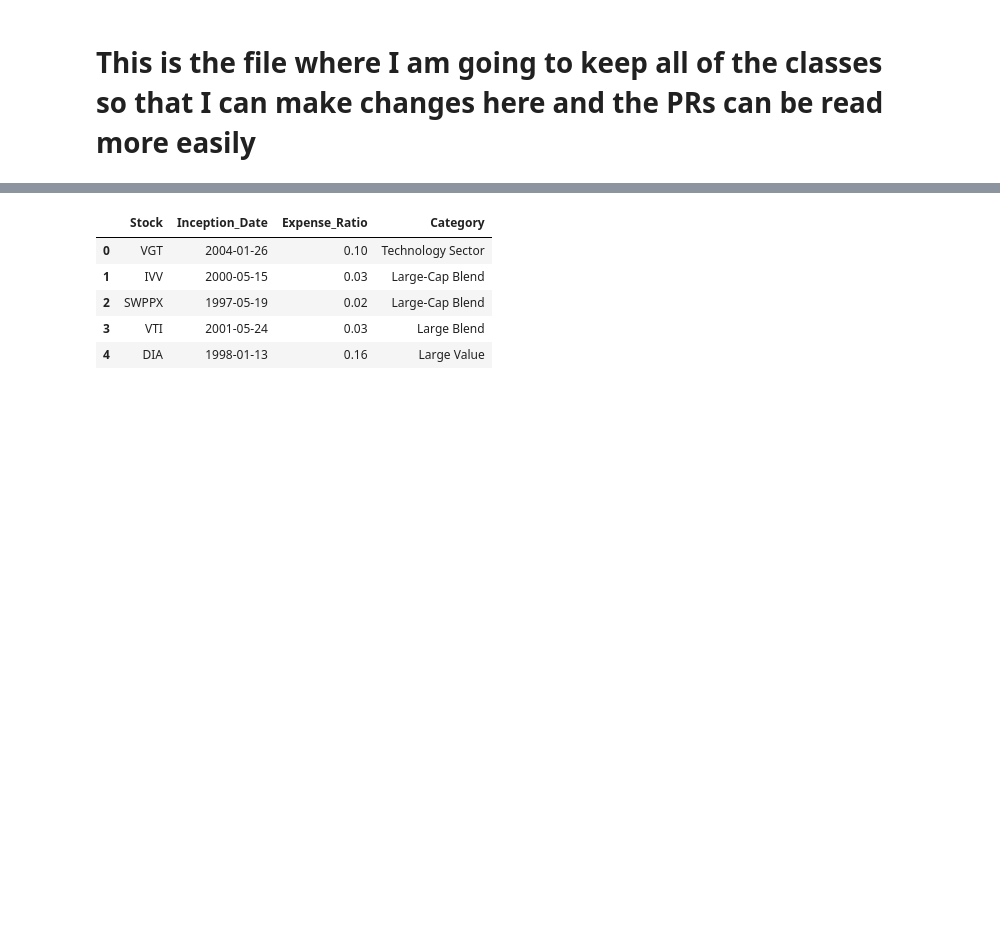
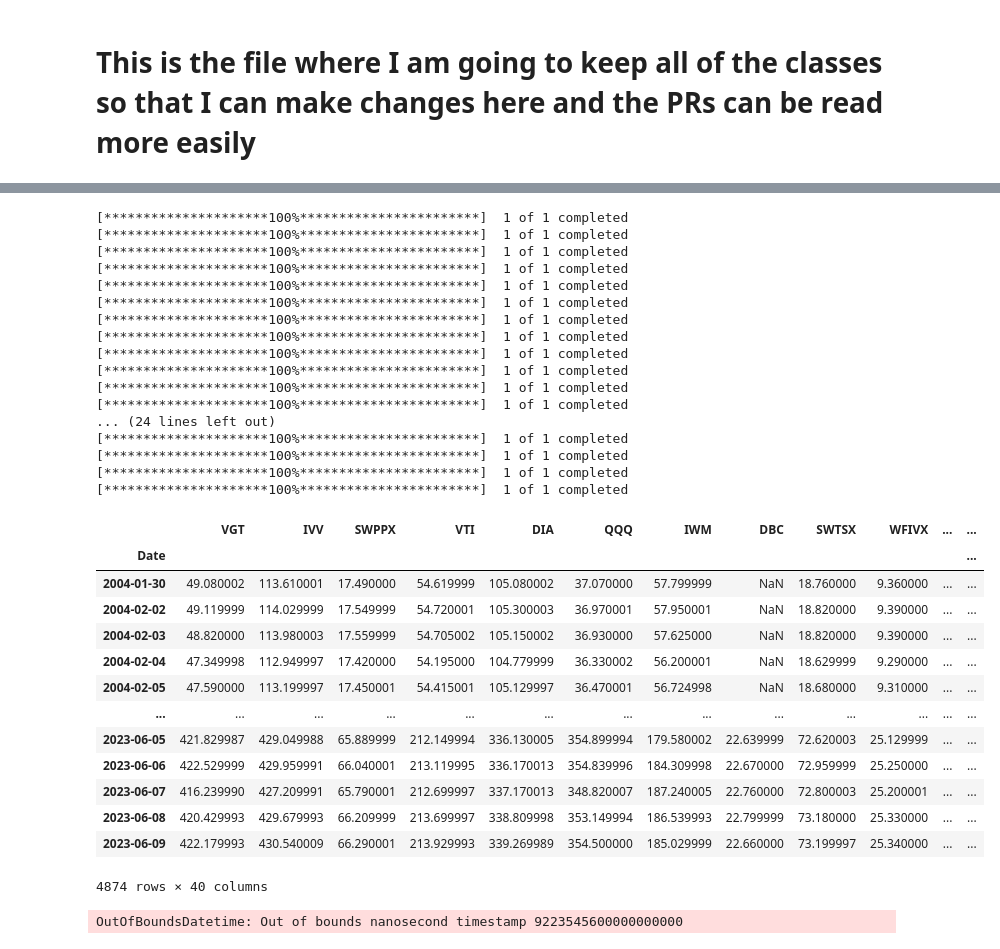
Before and after one commit to bxdong7/FinTrade, a Jupyter notebook: classes.ipynb, the cells around one changed output, grey strips where cells are left out. Drawn from its saved outputs; the diff is of its cells as text; code cells hidden in the pictures; blank space fills up the shorter version.

Commit message:
Added DCA Funcition
Added the the trading class and the DCA functions. However, there's an issue with lines 130-137 in VSCode or lines 259-266 in the gitHub editor. Will talk more when we meet.

```diff
--- a/classes.ipynb
+++ b/classes.ipynb
@@ -17,14 +37,7 @@ class dataLoad:
     """
 
     def __init__(self) -> None:
-        pass
-
-    def __load_stocks(self) -> None:
-        self.etfs = ['VGT', 'IVV', 'SWPPX', 'VTI', 'DIA', 'QQQ', 'IWM', 'DBC', 'SWTSX', 'WFIVX', 'VNQ', 'SMH',
-            'FNCMX', 'OEF', 'MDY', 'IWO', 'VUG', 'NASDX', 'SDY', 'SSO', 'GLD', 'XLK', 'XLV', 'IWV',
-            'VOO', 'VGELX','VINIX', 'AGTHX', 'VWO', 'VXF', 'SCHD', 'XLE', 'VIG', 'IWR', 'VOE', 'VB', 'VO', 'SCHA', 'VHT', 'IHF']
-
-        histData = [("VGT", '2004-01-26' , 0.10, 'Technology Sector'), ("IVV",'2000-05-15', 0.03, 'Large-Cap Blend'),
+        self.histData = [("VGT", '2004-01-26' , 0.10, 'Technology Sector'), ("IVV",'2000-05-15', 0.03, 'Large-Cap Blend'),
                ("SWPPX", '1997-05-19', 0.02, 'Large-Cap Blend'), ("VTI",'2001-05-24' , 0.03, 'Large Blend'),
                ("DIA",'1998-01-13', 0.16, 'Large Value'), ("QQQ",'1999-03-10', 0.20, 'Large Growth'), ("IWM",'2000-05-22', 0.19, 'Small-Cap Blend'),
                ("DBC",'2006-02-03', 0.85, 'Commodities Broad Basket'), ("SWTSX",'1999-06-01', 0.03, 'Large-Cap Blend'),
@@ -41,16 +54,16 @@ class dataLoad:
                ('VOE', '2006-08-17', 0.07, 'Mid-Cap Value'), ('VB', '2004-01-26', 0.03, 'Small Blend'), ('VO', '2001-11-12', 0.05, 'Mid-Cap Blend'),
                ('SCHA', '2009-11-03' ,0.04, 'Small Blend'), ('VHT', '2004-02-05', 0.10, 'Healthcare Sector'),
                ('IHF', '2006-05-01', 0.39, 'Healthcare Sector')]
+        self.etfs = ['VGT', 'IVV', 'SWPPX', 'VTI', 'DIA', 'QQQ', 'IWM', 'DBC', 'SWTSX', 'WFIVX', 'VNQ', 'SMH',
+            'FNCMX', 'OEF', 'MDY', 'IWO', 'VUG', 'NASDX', 'SDY', 'SSO', 'GLD', 'XLK', 'XLV', 'IWV',
+            'VOO', 'VGELX','VINIX', 'AGTHX', 'VWO', 'VXF', 'SCHD', 'XLE', 'VIG', 'IWR', 'VOE', 'VB', 'VO', 'SCHA', 'VHT', 'IHF']
 
-        stockDataFrame = pd.DataFrame(histData , columns=['Stock', 'Inception_Date', 'Expense_Ratio', 'Category'])
+    def load_stocks(self) -> None:
 
+        stockDataFrame = pd.DataFrame(self.histData , columns=['Stock', 'Inception_Date', 'Expense_Ratio', 'Category'])
         return stockDataFrame.head(5)
+
+    def showETFs(self) -> None:
+        return self.etfs
+    def showHistData(self):
+        return self.histData
-# %%
-data._dataLoad__load_stocks()
-# %% [output]
-|  | Stock | Inception_Date | Expense_Ratio | Category |
-| 0 | VGT | 2004-01-26 | 0.10 | Technology Sector |
-| 1 | IVV | 2000-05-15 | 0.03 | Large-Cap Blend |
-| 2 | SWPPX | 1997-05-19 | 0.02 | Large-Cap Blend |
-| 3 | VTI | 2001-05-24 | 0.03 | Large Blend |
-| 4 | DIA | 1998-01-13 | 0.16 | Large Value |
@@ -58,0 +70,6 @@ data._dataLoad__load_stocks()
+# %%
+data = dataLoad()
+
+stockData = data.load_stocks()
+ETFList = data.showETFs()
+HistData = data.showHistData()
@@ -58,0 +339,40 @@ data._dataLoad__load_stocks()
+# %%
+trader = trade()
+
+trader.historicalData()
+# %% [output]
+[*********************100%***********************]  1 of 1 completed
+[*********************100%***********************]  1 of 1 completed
+[*********************100%***********************]  1 of 1 completed
+[*********************100%***********************]  1 of 1 completed
+[*********************100%***********************]  1 of 1 completed
+[*********************100%***********************]  1 of 1 completed
+[*********************100%***********************]  1 of 1 completed
+[*********************100%***********************]  1 of 1 completed
+[*********************100%***********************]  1 of 1 completed
+[*********************100%***********************]  1 of 1 completed
+[*********************100%***********************]  1 of 1 completed
+[*********************100%***********************]  1 of 1 completed
+... (24 lines left out)
+[*********************100%***********************]  1 of 1 completed
+[*********************100%***********************]  1 of 1 completed
+[*********************100%***********************]  1 of 1 completed
+[*********************100%***********************]  1 of 1 completed
+|  | VGT | IVV | SWPPX | VTI | DIA | QQQ | IWM | DBC | SWTSX | WFIVX | ... | ... |
+| Date |  |  |  |  |  |  |  |  |  |  |  | ... |
+| 2004-01-30 | 49.080002 | 113.610001 | 17.490000 | 54.619999 | 105.080002 | 37.070000 | 57.799999 | NaN | 18.760000 | 9.360000 | ... | ... |
+| 2004-02-02 | 49.119999 | 114.029999 | 17.549999 | 54.720001 | 105.300003 | 36.970001 | 57.950001 | NaN | 18.820000 | 9.390000 | ... | ... |
+| 2004-02-03 | 48.820000 | 113.980003 | 17.559999 | 54.705002 | 105.150002 | 36.930000 | 57.625000 | NaN | 18.820000 | 9.390000 | ... | ... |
+| 2004-02-04 | 47.349998 | 112.949997 | 17.420000 | 54.195000 | 104.779999 | 36.330002 | 56.200001 | NaN | 18.629999 | 9.290000 | ... | ... |
+| 2004-02-05 | 47.590000 | 113.199997 | 17.450001 | 54.415001 | 105.129997 | 36.470001 | 56.724998 | NaN | 18.680000 | 9.310000 | ... | ... |
+| ... | ... | ... | ... | ... | ... | ... | ... | ... | ... | ... | ... | ... |
+| 2023-06-05 | 421.829987 | 429.049988 | 65.889999 | 212.149994 | 336.130005 | 354.899994 | 179.580002 | 22.639999 | 72.620003 | 25.129999 | ... | ... |
+| 2023-06-06 | 422.529999 | 429.959991 | 66.040001 | 213.119995 | 336.170013 | 354.839996 | 184.309998 | 22.670000 | 72.959999 | 25.250000 | ... | ... |
+| 2023-06-07 | 416.239990 | 427.209991 | 65.790001 | 212.699997 | 337.170013 | 348.820007 | 187.240005 | 22.760000 | 72.800003 | 25.200001 | ... | ... |
+| 2023-06-08 | 420.429993 | 429.679993 | 66.209999 | 213.699997 | 338.809998 | 353.149994 | 186.539993 | 22.799999 | 73.180000 | 25.330000 | ... | ... |
+| 2023-06-09 | 422.179993 | 430.540009 | 66.290001 | 213.929993 | 339.269989 | 354.500000 | 185.029999 | 22.660000 | 73.199997 | 25.340000 | ... | ... |
+4874 rows × 40 columns
+# %%
+trader.single_dca_test()
+# %% [output]
+OutOfBoundsDatetime: Out of bounds nanosecond timestamp 9223545600000000000
```
Also changed, not shown: parts of 6 cells of this notebook, 1 other file.
